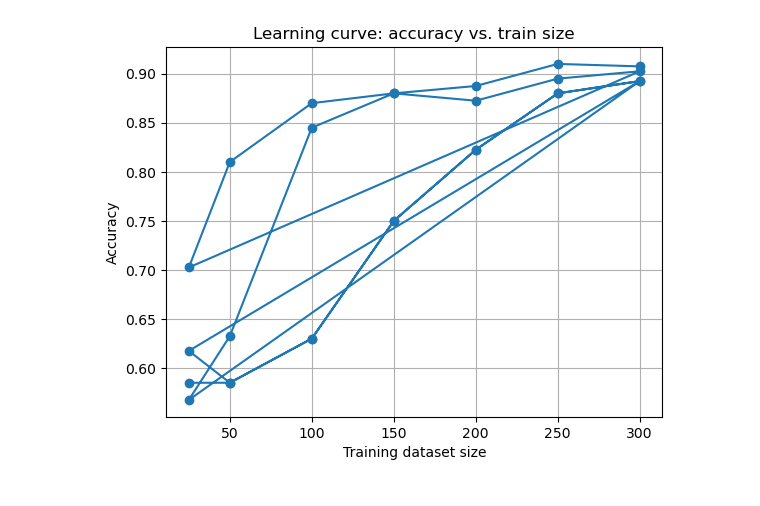
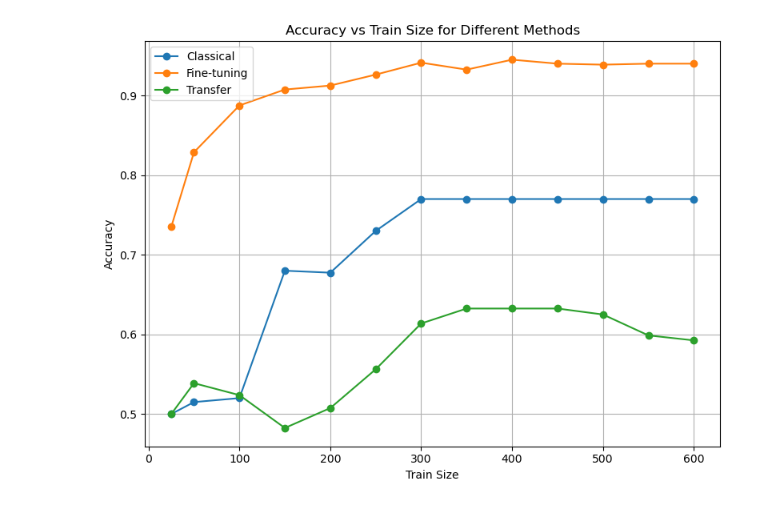
Before and after one commit to gurkewasser/npr-mc2-FS25, a Jupyter notebook: notebooks/plots.ipynb, the cells around one changed output. Saved outputs shown, nothing was run; the diff lists cells and outputs as text; code cells hidden in the pictures.

```diff
--- a/notebooks/plots.ipynb
+++ b/notebooks/plots.ipynb
@@ -19,11 +9,0 @@ df.head(10)
-# %%
-import matplotlib.pyplot as plt
-
-plt.plot(df["train_size"], df["eval_accuracy"], marker="o")
-plt.xlabel("Training dataset size")
-plt.ylabel("Accuracy")
-plt.title("Learning curve: accuracy vs. train size")
-plt.grid(True)
-plt.show()
-# %% [output]
-[figure, removed]
@@ -29,0 +26,23 @@ plt.show()
+# %%
+import matplotlib.pyplot as plt
+
+# Load the combined CSVs
+classic = pd.read_csv("../results/classical_combined.csv")
+fine_tuning = pd.read_csv("../results/fine_tuning_combined.csv")
+transfer = pd.read_csv("../results/transfer_combined.csv")
+
+plt.figure(figsize=(8, 6))
+
+plt.plot(classic['train_size'], classic['accuracy'], marker='o', label='Classical')
+plt.plot(fine_tuning['size'], fine_tuning['eval_accuracy'], marker='o', label='Fine-tuning')
+plt.plot(transfer['size'], transfer['eval_accuracy'], marker='o', label='Transfer')
+
+plt.xlabel('Train Size')
+plt.ylabel('Accuracy')
+plt.title('Accuracy vs Train Size for Different Methods')
+plt.legend()
+plt.grid(True)
+plt.tight_layout()
+plt.show()
+# %% [output]
+[figure, added]
```
Also changed, not shown: parts of 3 cells of this notebook, 36 other files.
